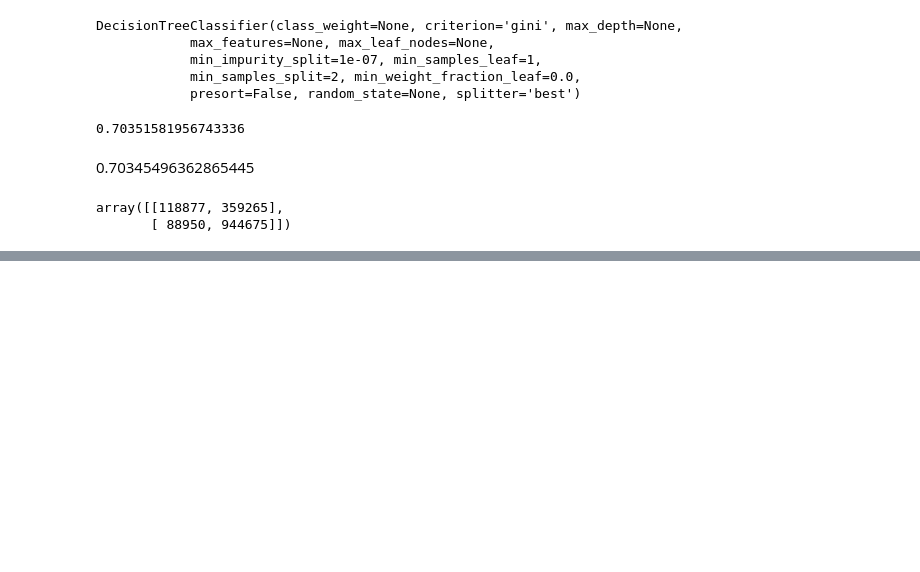
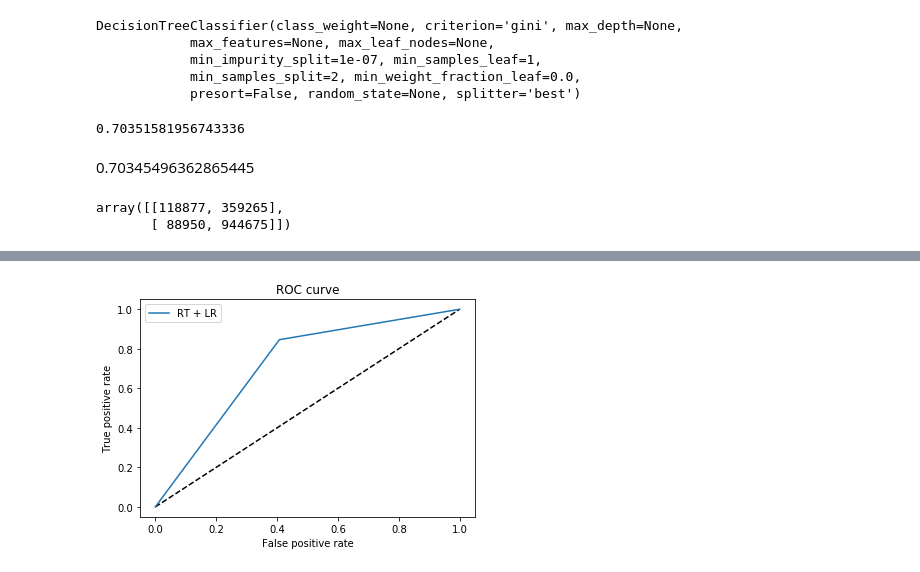
Before and after one commit to wandersoncferreira/DataScienceGame2017, a Jupyter notebook: moneda/First Model.ipynb, the cells around one changed output, grey strips where cells are left out. Drawn from its saved outputs; the diff is of its cells as text; code cells hidden in the pictures; blank space fills up the shorter version.

```diff
--- a/moneda/First Model.ipynb
+++ b/moneda/First Model.ipynb
@@ -181,3 +257,7 @@ array([[118877, 359265],
+# %%
+roc_curve_label(y_test, model.predict(X_test))
+# %% [output]
+[figure, added]
 # %%
 import gzip
 import csv
```
Also changed, not shown: parts of 9 cells of this notebook, 4 other files.
